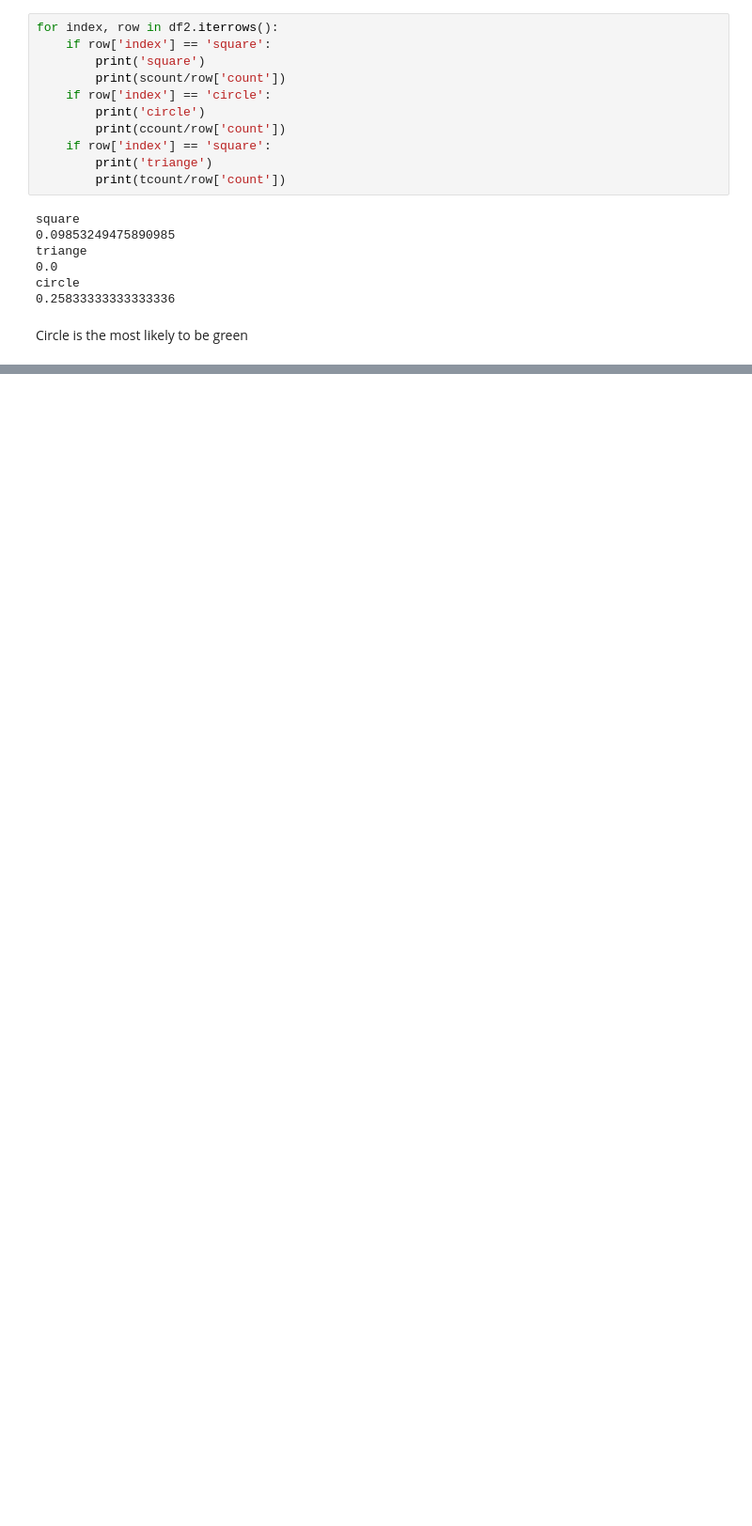
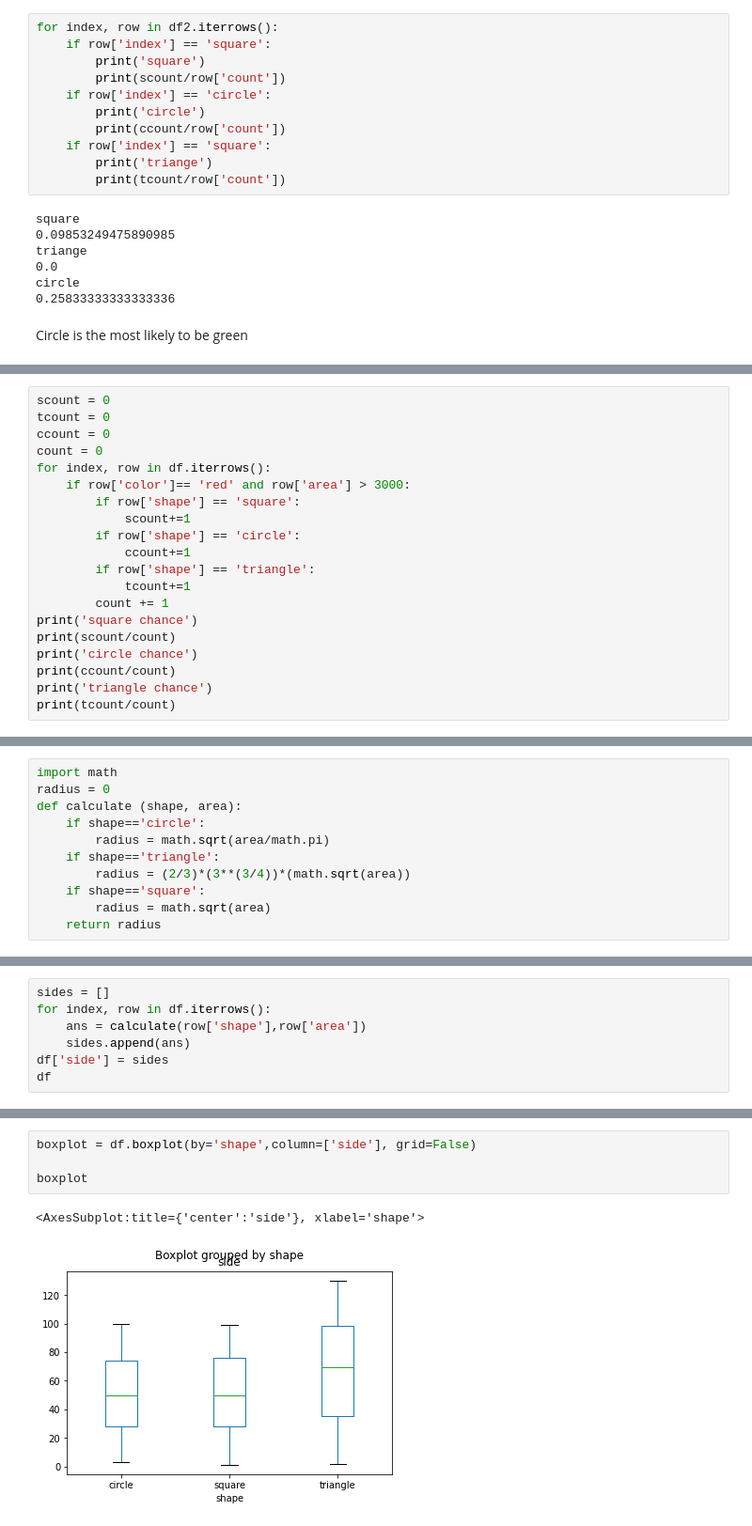
Before and after one commit to swordwielder/riskified_test, a Jupyter notebook: mainplot.ipynb, the cells around one changed output, grey strips where cells are left out. Shown at 94% size. Cells and saved outputs as stored; diff of their text form; blank space fills up the shorter version.

```diff
--- a/mainplot.ipynb
+++ b/mainplot.ipynb
@@ -100,0 +106,20 @@ Circle is the most likely to be green
+# %%
+scount = 0
+tcount = 0
+ccount = 0
+count = 0
+for index, row in df.iterrows():
+    if row['color']== 'red' and row['area'] > 3000:
+        if row['shape'] == 'square':
+            scount+=1
+        if row['shape'] == 'circle':
+            ccount+=1
+        if row['shape'] == 'triangle':
+            tcount+=1
+        count += 1
+print('square chance')
+print(scount/count)
+print('circle chance')
+print(ccount/count)
+print('triangle chance')
+print(tcount/count)
@@ -100,0 +135,11 @@ Circle is the most likely to be green
+# %%
+import math
+radius = 0
+def calculate (shape, area):
+    if shape=='circle':
+        radius = math.sqrt(area/math.pi)
+    if shape=='triangle':
+        radius = (2/3)*(3**(3/4))*(math.sqrt(area))
+    if shape=='square':
+        radius = math.sqrt(area)
+    return radius
@@ -100,0 +148,7 @@ Circle is the most likely to be green
+# %%
+sides = []
+for index, row in df.iterrows():
+    ans = calculate(row['shape'],row['area'])
+    sides.append(ans)
+df['side'] = sides
+df
@@ -100,0 +171,7 @@ Circle is the most likely to be green
+# %%
+boxplot = df.boxplot(by='shape',column=['side'], grid=False)
+
+boxplot
+# %% [output]
+<AxesSubplot:title={'center':'side'}, xlabel='shape'>
+[figure, added]
```
Also changed, not shown: parts of 22 cells of this notebook, 1 other file.
